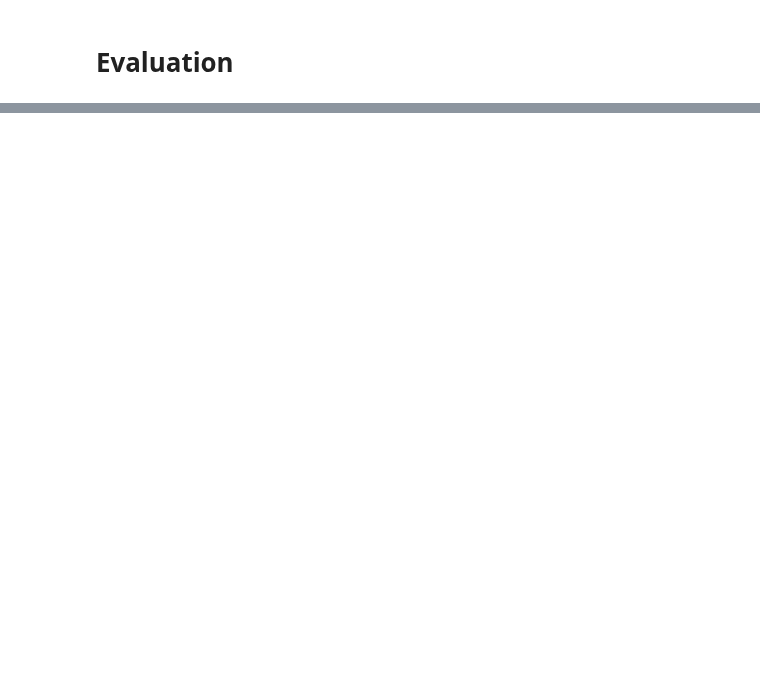
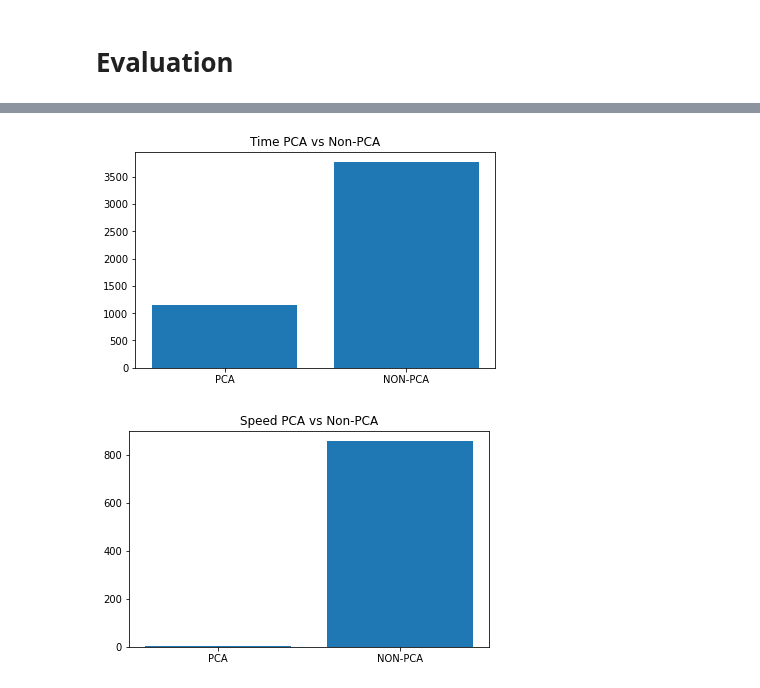
Before and after one commit to claredavies/MachineLearningCoursework, a Jupyter notebook: Assignment3/Assignment3HumanActivityRecognition.ipynb, the cells around one changed output, grey strips where cells are left out. Saved outputs shown, nothing was run; the diff lists cells and outputs as text; code cells hidden in the pictures; blank space fills up the shorter version.

```diff
--- a/Assignment3/Assignment3HumanActivityRecognition.ipynb
+++ b/Assignment3/Assignment3HumanActivityRecognition.ipynb
@@ -309,0 +301,16 @@ ax.grid()
+# %%
+tracing_start()
+start = time.time()
+getDbscan(1000, 1, X_train_pca, y_train)
+end = time.time()
+pca_time = (end-start)*1000
+print("time elapsed PCA {} milli seconds".format(pca_time))
+pca_peak = tracing_mem()
+
+tracing_start()
+start = time.time()
+getDbscan(1000, 1, X_train, y_train)
+end = time.time()
+normal_time = (end-start)*1000
+print("time elapsed normal {} milli seconds".format(normal_time))
+normal_peak = tracing_mem()
@@ -309,0 +336,24 @@ ax.grid()
+# %%
+import matplotlib.pyplot as plt
+import numpy as np
+
+# Plot time
+fig = plt.figure()
+ax = fig.add_axes([0,0,1,1])
+labels = ['PCA','NON-PCA']
+times_miliseconds = [pca_time,normal_time]
+ax.bar(labels,times_miliseconds)
+plt.title("Time PCA vs Non-PCA")
+plt.show()
+
+# Plot speed
+fig = plt.figure()
+ax = fig.add_axes([0,0,1,1])
+labels = ['PCA','NON-PCA']
+peak_MB = [pca_peak,normal_peak]
+ax.bar(labels,peak_MB)
+plt.title("Speed PCA vs Non-PCA")
+plt.show()
+# %% [output]
+[figure, added]
+[figure, added]
```
Also changed, not shown: parts of 42 cells of this notebook.
